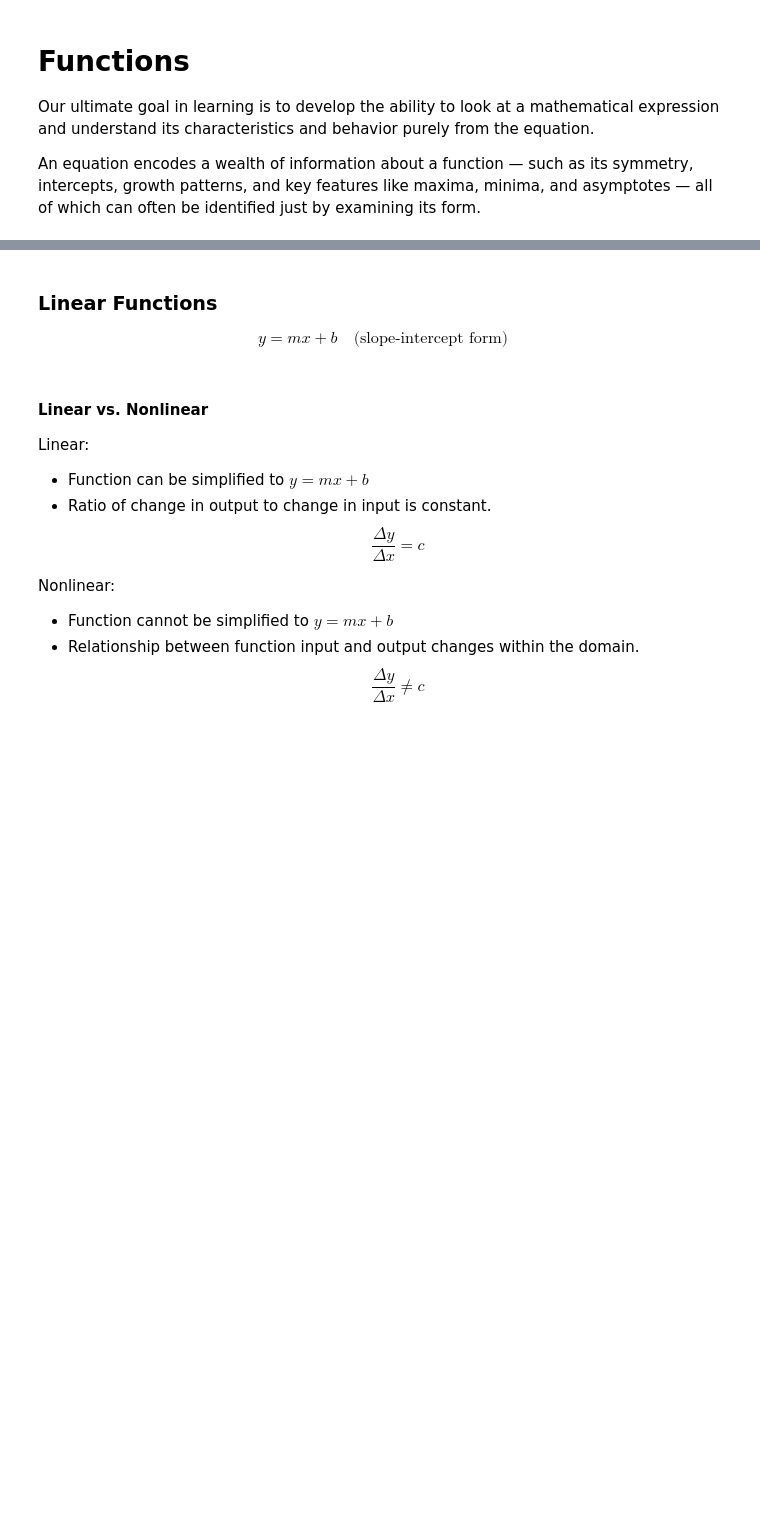
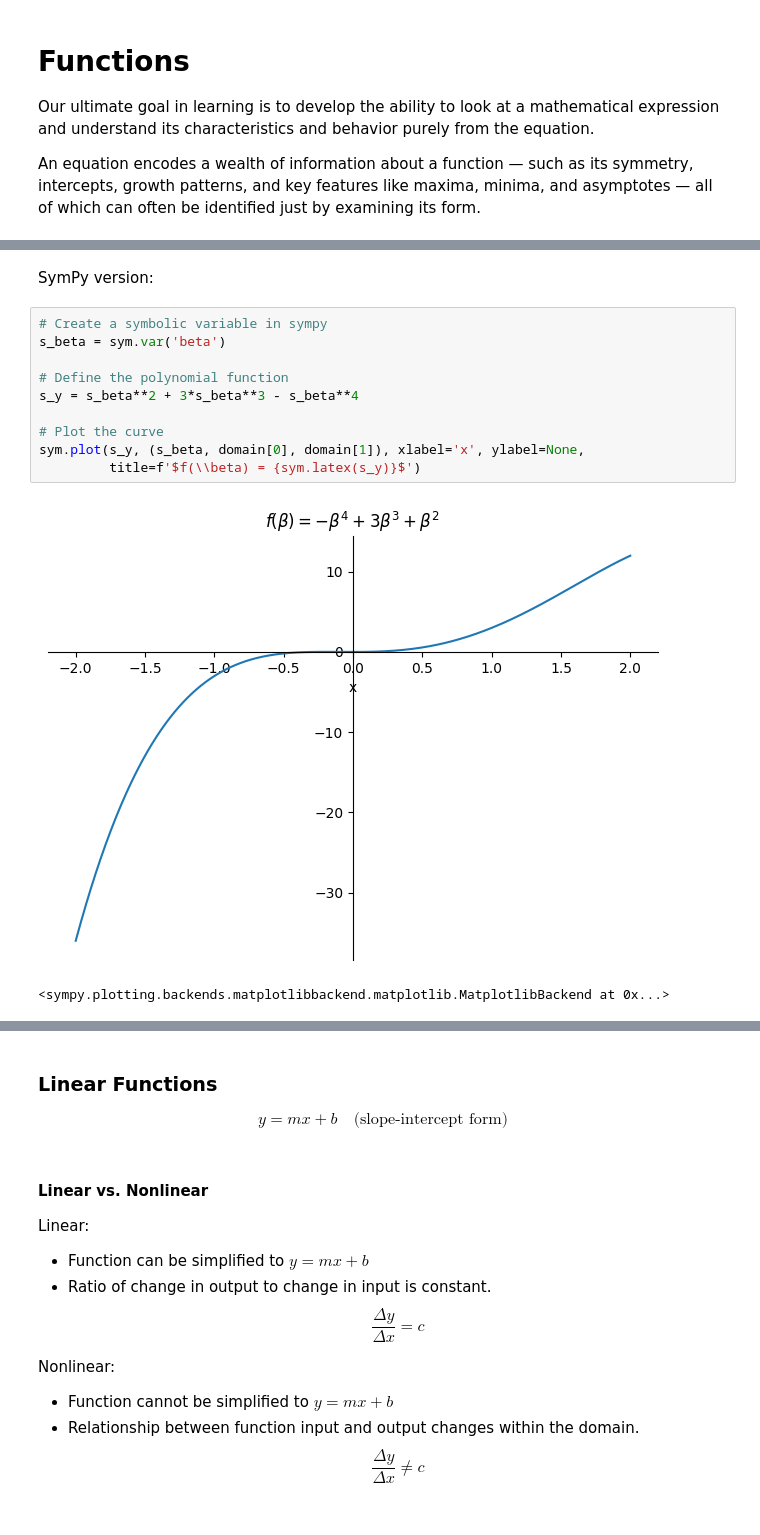
Before and after one commit to wanyingng/Calculus, a Jupyter notebook: 01-functions/functions.ipynb, the cells around one changed output, grey strips where cells are left out. Drawn from its saved outputs; the diff is of its cells as text; blank space fills up the shorter version.

```diff
--- a/01-functions/functions.ipynb
+++ b/01-functions/functions.ipynb
@@ -59,0 +109,15 @@ If a vertical line passes through more than one point anywhere on the graph, the
+# %% [markdown]
+SymPy version:
+# %%
+# Create a symbolic variable in sympy
+s_beta = sym.var('beta')
+
+# Define the polynomial function
+s_y = s_beta**2 + 3*s_beta**3 - s_beta**4
+
+# Plot the curve
+sym.plot(s_y, (s_beta, domain[0], domain[1]), xlabel='x', ylabel=None,
+         title=f'$f(\\beta) = {sym.latex(s_y)}$')
+# %% [output]
+[figure, added]
+<sympy.plotting.backends.matplotlibbackend.matplotlib.MatplotlibBackend at 0x...>
```
Also changed, not shown: parts of 11 cells of this notebook.
